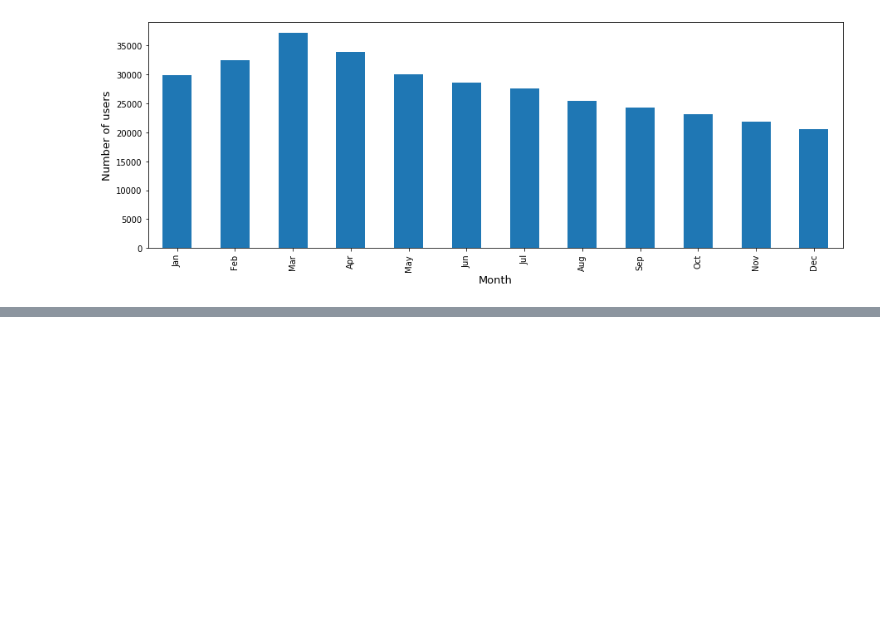
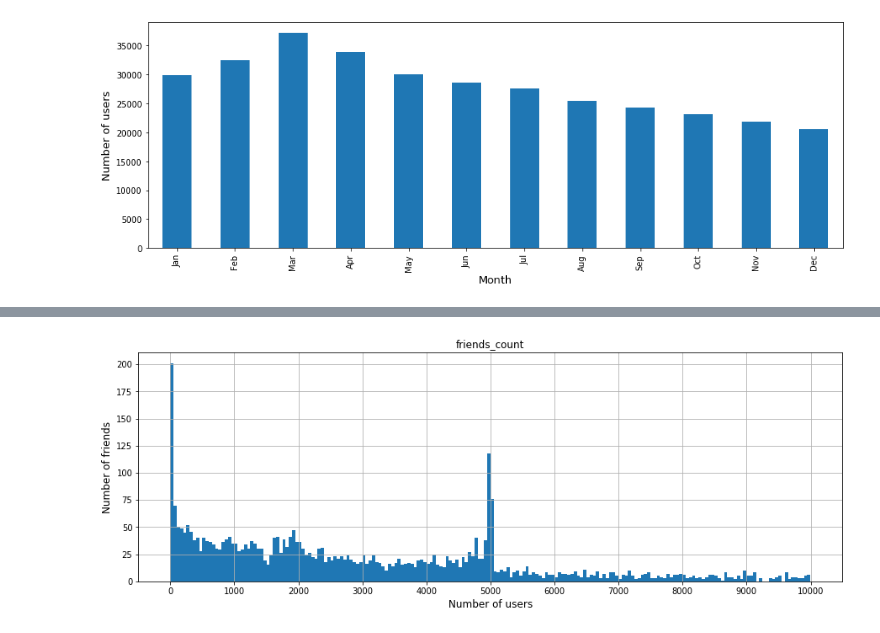
Before and after one commit to Aveek-Saha/TwitterFakeNet, a Jupyter notebook: user_analysis.ipynb, the cells around one changed output, grey strips where cells are left out. Cells and saved outputs as stored; diff of their text form; code cells hidden in the pictures; blank space fills up the shorter version.

```diff
--- a/user_analysis.ipynb
+++ b/user_analysis.ipynb
@@ -164,0 +238,15 @@ plt.show()
+# %%
+fr_max = 10000
+# %%
+fig = plt.figure(figsize=(15,5))
+ax = fig.gca()
+
+df[df['friends_count'] < fr_max].hist(column='friends_count', bins=200, ax=ax)
+plt.xticks(np.arange(0, fr_max+1, fr_max/10))
+
+plt.xlabel("Number of users", fontsize=12)
+plt.ylabel("Number of friends",fontsize=12)
+
+plt.show()
+# %% [output]
+[figure, added]
```
Also changed, not shown: parts of 25 cells of this notebook, 3 other files.
